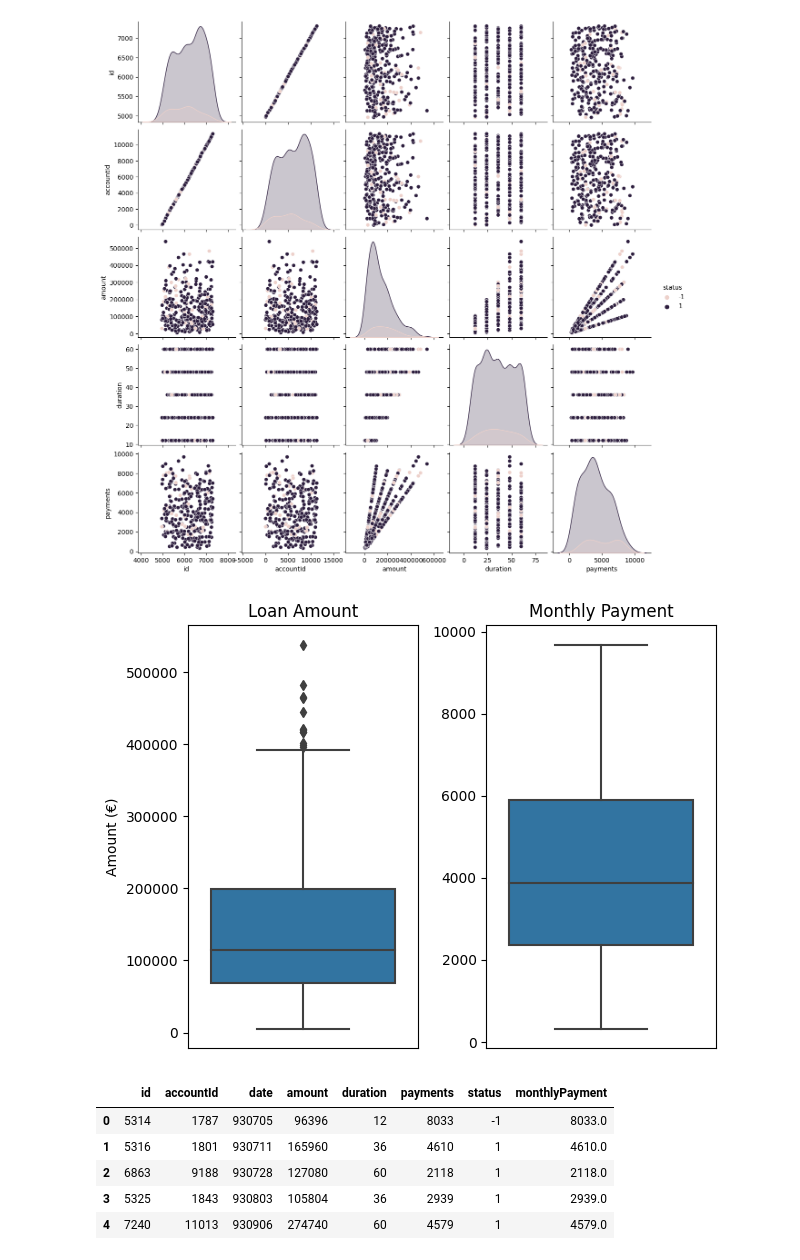
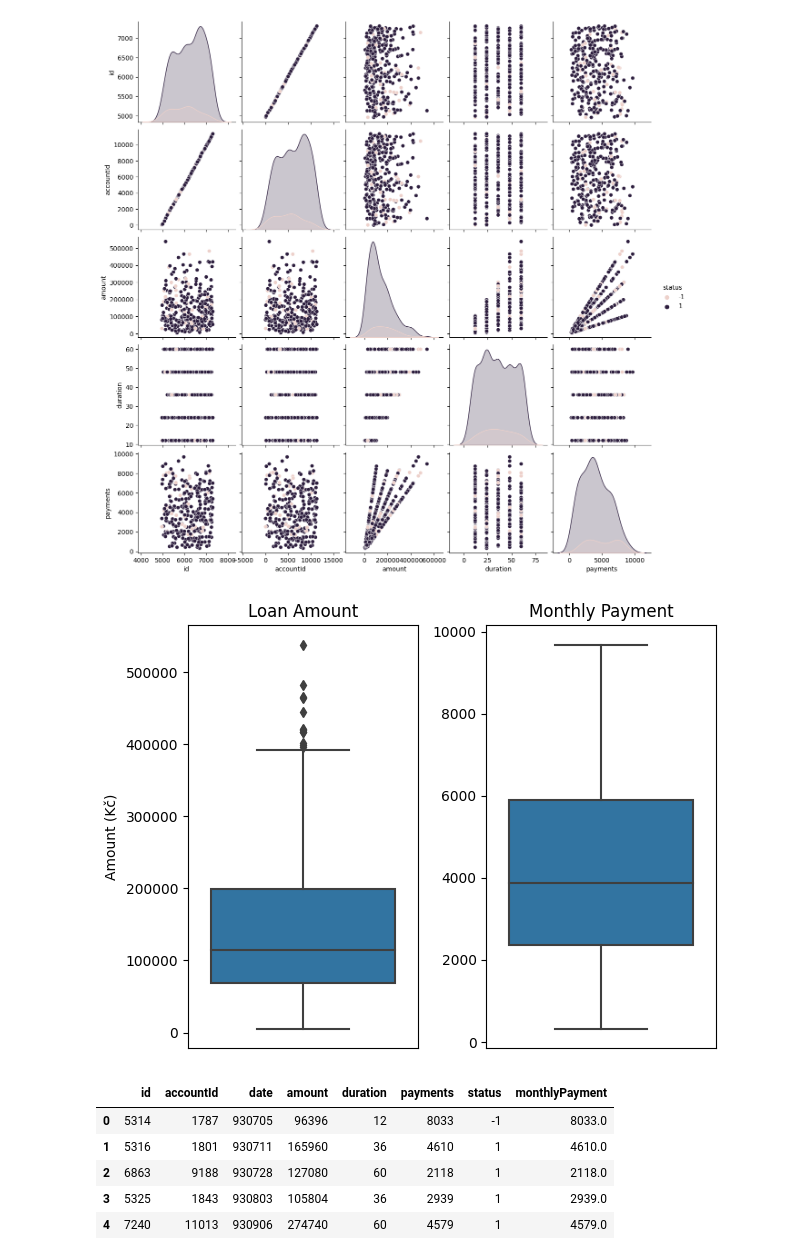
Before and after one commit to adr1an0s0ar3s/feup-ac-22-23, a Jupyter notebook: notebooks/loan.ipynb, the cells around one changed output. Cells and saved outputs as stored; diff of their text form; code cells hidden in the pictures.

```diff
--- a/notebooks/loan.ipynb
+++ b/notebooks/loan.ipynb
@@ -60,20 +61,20 @@ sns.pairplot(data=df, hue="status")
 # %%
 fig, ax = plt.subplots(1,2)
 
 sns.boxplot(df['amount'], ax=ax[0])
 ax[0].set_title("Loan Amount")
 ax[0].set_xticklabels([])
 ax[0].set_xticks([])
-ax[0].set_ylabel('Amount (€)')
+ax[0].set_ylabel('Amount (Kč)')
 
 sns.boxplot(df['payments'], ax=ax[1])
 ax[1].set_title("Monthly Payment")
 ax[1].set_xticklabels([])
 ax[1].set_xticks([])
 
 fig.tight_layout()
 # %% [output]
-[figure, old version]
+[figure, new version]
 # %%
 df['monthlyPayment'] = df['amount']/df['duration']
 df.head()
```
Also changed, not shown: parts of 2 cells of this notebook, 1 other file.
